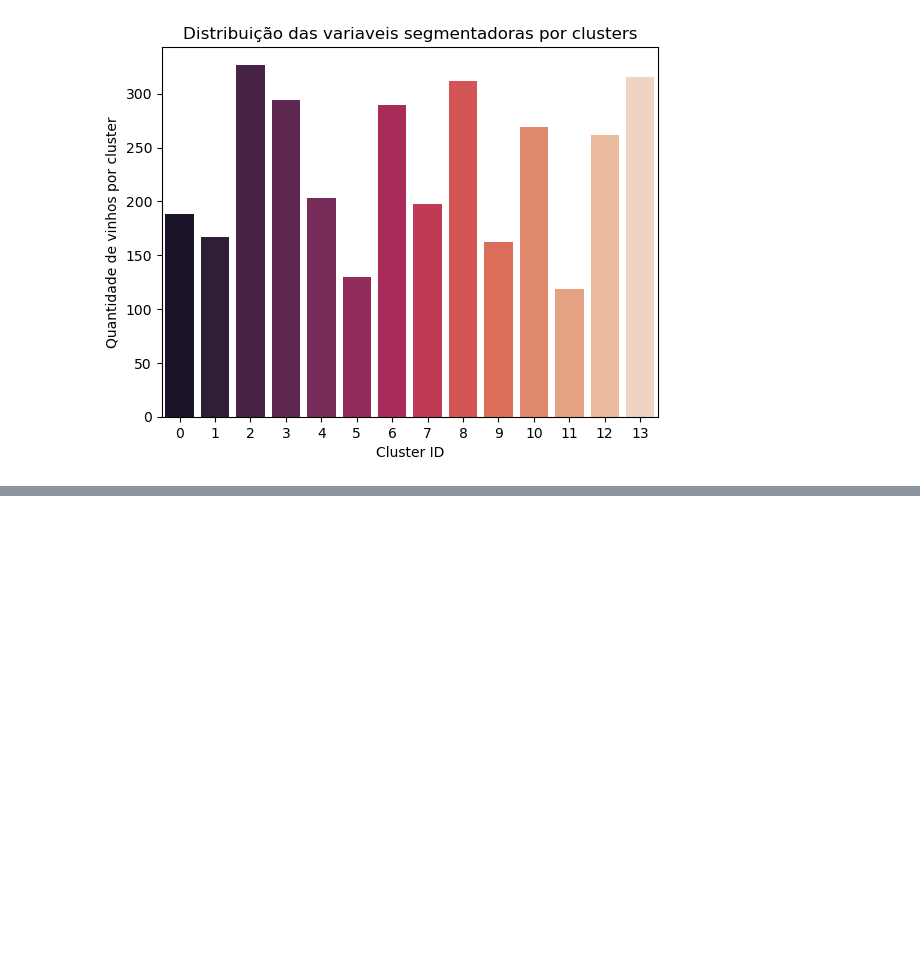
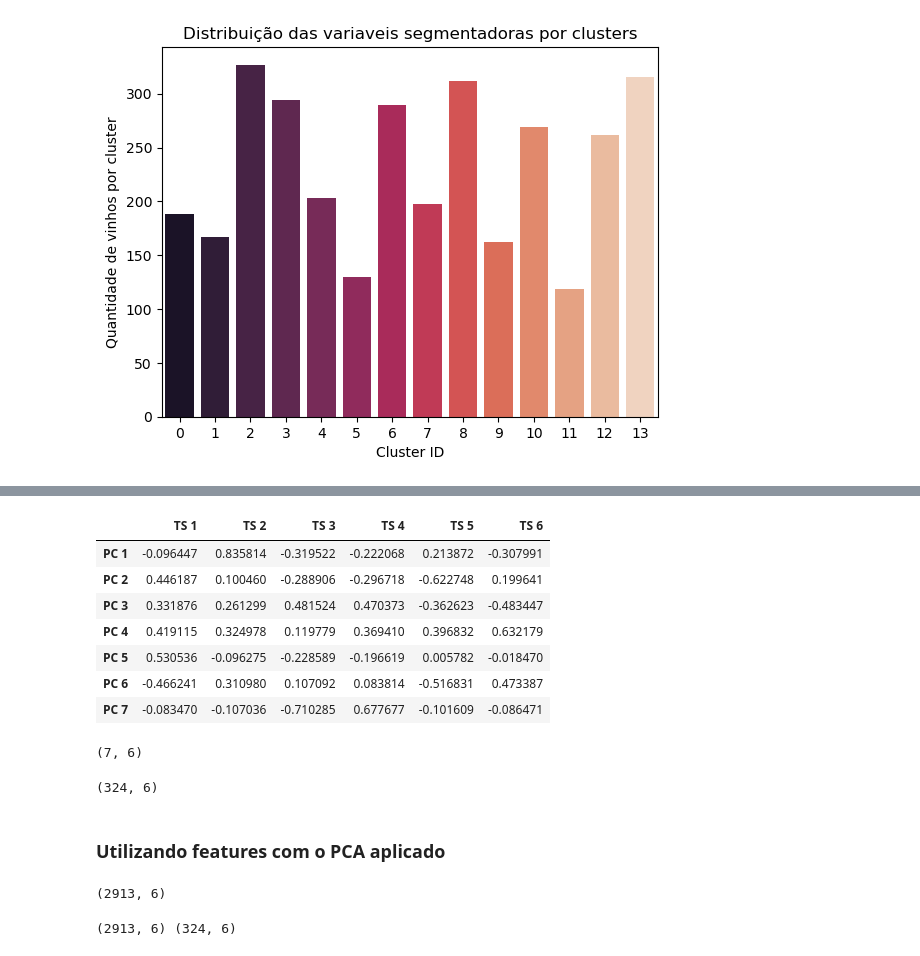
Before and after one commit to dougbatista/fiap, a Jupyter notebook: Machine learning II/Exercícios/aplicacao-tecnicas-ml.ipynb, the cells around one changed output, grey strips where cells are left out. Drawn from its saved outputs; the diff is of its cells as text; code cells hidden in the pictures; blank space fills up the shorter version.

```diff
--- a/Machine learning II/Exercícios/aplicacao-tecnicas-ml.ipynb
+++ b/Machine learning II/Exercícios/aplicacao-tecnicas-ml.ipynb
@@ -688,0 +716,9 @@ Text(0, 0.5, 'Quantidade de vinhos por cluster')
+# %%
+X = df_to_pca.drop("quality", axis=1)
+y = df_to_pca["quality"]
+# %%
+X_train, X_test, y_train, y_test = train_test_split(X, y, test_size=.1, random_state=42)
+# %%
+X_train_pca_scaled = scaler.fit_transform(X_train)
+# %%
+pca.fit(X_train_pca_scaled)
@@ -688,0 +759,36 @@ Text(0, 0.5, 'Quantidade de vinhos por cluster')
+# %%
+from pandas import DataFrame
+
+loadings = DataFrame(pca.components_.T)
+loadings.index = ['PC %s' % pc for pc in loadings.index + 1]
+loadings.columns = ['TS %s' % pc for pc in loadings.columns + 1]
+loadings
+# %% [output]
+|  | TS 1 | TS 2 | TS 3 | TS 4 | TS 5 | TS 6 |
+| PC 1 | -0.096447 | 0.835814 | -0.319522 | -0.222068 | 0.213872 | -0.307991 |
+| PC 2 | 0.446187 | 0.100460 | -0.288906 | -0.296718 | -0.622748 | 0.199641 |
+| PC 3 | 0.331876 | 0.261299 | 0.481524 | 0.470373 | -0.362623 | -0.483447 |
+| PC 4 | 0.419115 | 0.324978 | 0.119779 | 0.369410 | 0.396832 | 0.632179 |
+| PC 5 | 0.530536 | -0.096275 | -0.228589 | -0.196619 | 0.005782 | -0.018470 |
+| PC 6 | -0.466241 | 0.310980 | 0.107092 | 0.083814 | -0.516831 | 0.473387 |
+| PC 7 | -0.083470 | -0.107036 | -0.710285 | 0.677677 | -0.101609 | -0.086471 |
+# %%
+loadings.shape
+# %% [output]
+(7, 6)
+# %%
+X_test_pca = pca.transform(X_test)
+X_test_pca.shape
+# %% [output]
+(324, 6)
+# %% [markdown]
+### Utilizando features com o PCA aplicado
+# %%
+X_train_pca = pca.transform(X_train)
+X_train_pca.shape
+# %% [output]
+(2913, 6)
+# %%
+print(X_train_pca.shape, X_test_pca.shape)
+# %% [output]
+(2913, 6) (324, 6)
```
Also changed, not shown: parts of 36 cells of this notebook, 2 other files.
